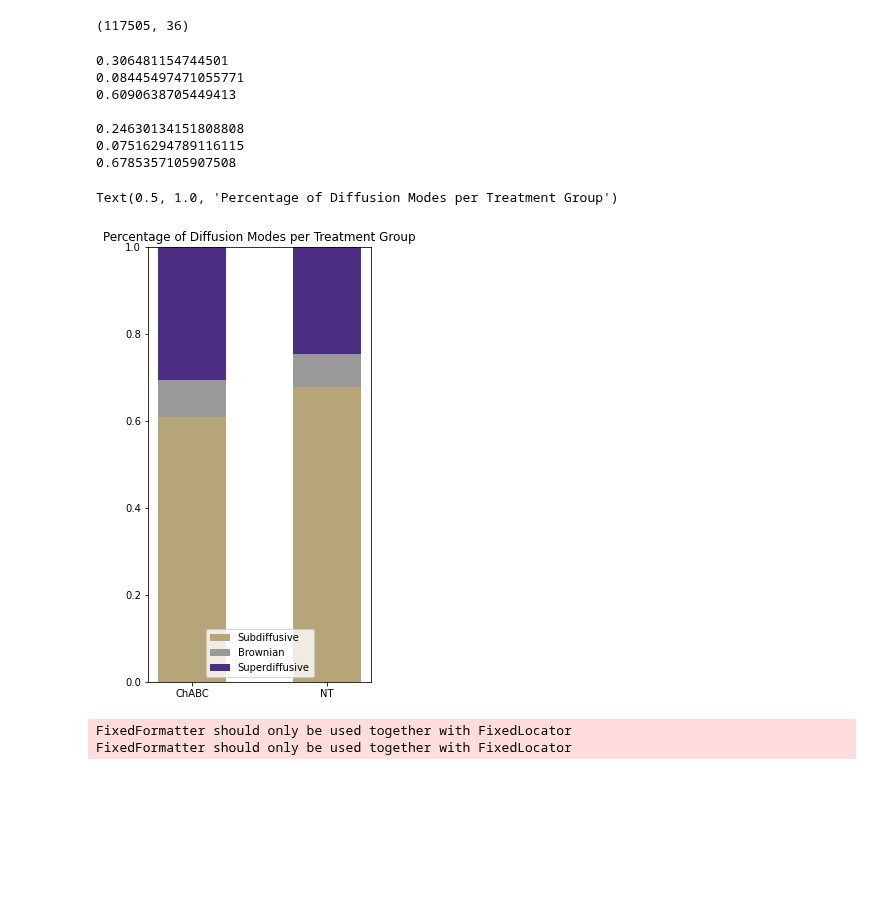
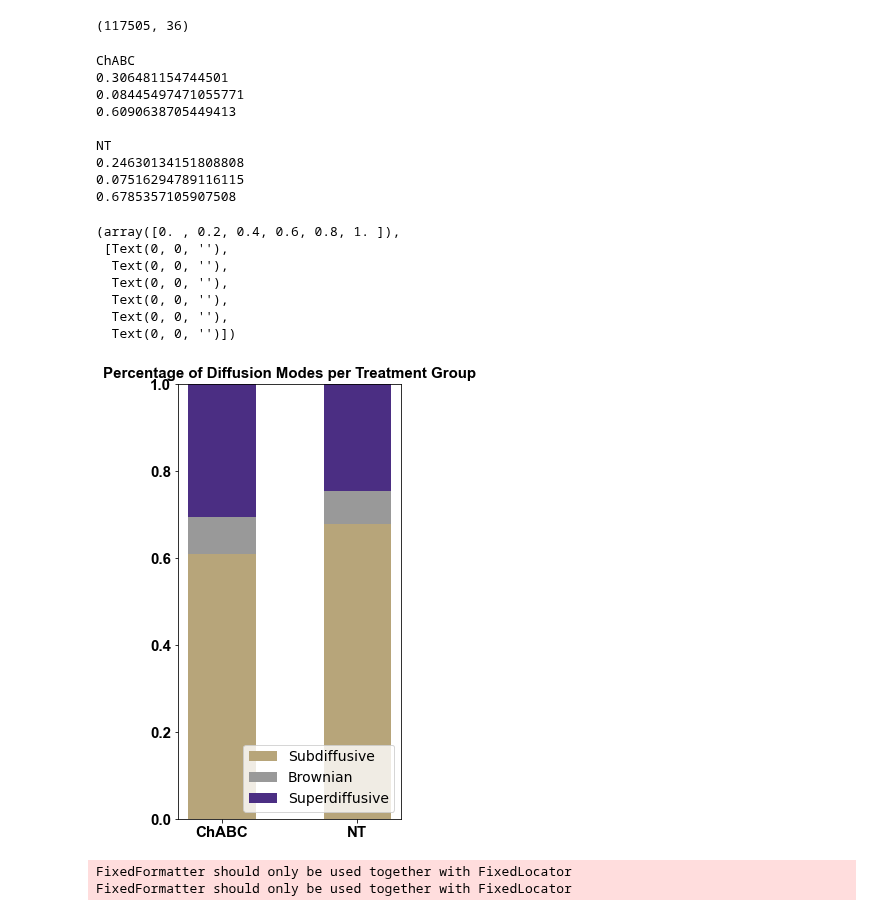
Before and after one commit to Nance-Lab/diff_predictor, a Jupyter notebook: notebooks/diff_mode_analysis.ipynb, the cells around one changed output. Drawn from its saved outputs; the diff is of its cells as text; code cells hidden in the pictures; blank space fills up the shorter version.

```diff
--- a/notebooks/diff_mode_analysis.ipynb
+++ b/notebooks/diff_mode_analysis.ipynb
@@ -55,7 +55,7 @@ region_filelist = [f for f in listdir(region_dataset_path) if isfile(join(region
 print(len(region_filelist))
 
 treatment_dataset_path = workbookDir + '/data/ecm_feature_folder/'
-treatment_filelist = [f for f in listdir(treatment_dataset_path) if isfile(join(treatment_dataset_path, f)) and 'msd' in f]
+treatment_filelist = [f for f in listdir(treatment_dataset_path) if isfile(join(treatment_dataset_path, f))]# and 'feat' in f]
 print(len(treatment_filelist))
 # %% [output]
 75
@@ -346,7 +392,7 @@ def full_preprocess(ecm, balanced=True, target=None):
 
     seed = rand_state
     np.random.seed(seed)
-    train_split = 0.5
+    train_split = 0.8
     test_split = 0.5
 
     le = preprocessing.LabelEncoder()
@@ -705,7 +763,7 @@ Text(0.5, 1.0, 'ECDF of Model Accuracy for different diffusion modes')
 # %% [markdown]
 # Deep dive into region data
 # %%
-fstats_tot_region = data_process.generate_fullstats(region_dataset_path, region_filelist, ['cortex', 'hippocampus', 'striatum', 'thalamus', 'ganglia'], 'region')
+fstats_tot_region = data_process.generate_fullstats(region_dataset_path, region_filelist, ['cortex', 'hippocampus', 'striatum'], 'region')
 # %% [output]
 Adding file feat_NT_slice_2_striatum_vid_4.csv size: (10237, 67)
 Adding file feat_NT_slice_2_striatum_vid_5.csv size: (13938, 67)
@@ -1129,43 +1216,55 @@ immobilized_percent = np.zeros(len(labels))
 
 for i, unique_class in enumerate(ecm[target].unique()):
 
+    print(unique_class)
     df = ecm[ecm[target] == unique_class]
 
     directed_df = df[df['alpha'] > 1.1]
     directed_percent[i] = (len(directed_df)/len(df))
     print(directed_percent[i])
 
     normal_df = df[(df['alpha'] <= 1.1) & (df['alpha'] >= 0.9)]
     normal_percent[i] = (len(normal_df)/len(df))
     print(normal_percent[i])
 
     constrained_df = df[(df['alpha'] < 0.9)]
     constrained_percent[i] = (len(constrained_df)/len(df))
     print(constrained_percent[i])
     print()
 
     #immobilized_df = df[(df['alpha'] <= 0.1)]
     #immobilized_percent[i] = (len(immobilized_df)/len(df))
 
 
 #plt.bar(labels, immobilized_percent, color='r', label='immobilized')
 bar_w = 0.5
 plt.bar(labels, constrained_percent, color='#b7a57a', label='Subdiffusive', width=bar_w)
 plt.bar(labels, normal_percent, bottom=constrained_percent+immobilized_percent, color='#999999', label='Brownian', width=bar_w)
 plt.bar(labels, directed_percent, bottom=constrained_percent+immobilized_percent+normal_percent, color='#4b2e83', label='Superdiffusive', width=bar_w)
 plt.ylim([0,1])
-plt.legend(loc='lower center')
-plt.title('Percentage of Diffusion Modes per Treatment Group')
+plt.legend(loc='lower right', fontsize=14)
+plt.title('Percentage of Diffusion Modes per Treatment Group', fontsize=15, fontname='Arial', fontweight='bold')
+plt.ylim([0,1])
+plt.xticks(fontsize=15, fontname='Arial', fontweight='bold')
+plt.yticks(fontsize=15, fontname='Arial', fontweight='bold')
 # %% [output]
+ChABC
 0.306481154744501
 0.08445497471055771
 0.6090638705449413
 
+NT
 0.24630134151808808
 0.07516294789116115
 0.6785357105907508
-Text(0.5, 1.0, 'Percentage of Diffusion Modes per Treatment Group')
+(array([0. , 0.2, 0.4, 0.6, 0.8, 1. ]),
+ [Text(0, 0, ''),
+  Text(0, 0, ''),
+  Text(0, 0, ''),
+  Text(0, 0, ''),
+  Text(0, 0, ''),
+  Text(0, 0, '')])
-[figure, old version]
+[figure, new version]
 # %%
 #age_df_list = [hippo_ecm, thala_ecm, gangl_ecm, cortex_ecm, striat_ecm]
 fig, axes = plt.subplots(1,len(ecm[target].unique()), sharey=True, figsize=(8,6))
```
Also changed, not shown: parts of 19 cells of this notebook, 17 other files.
